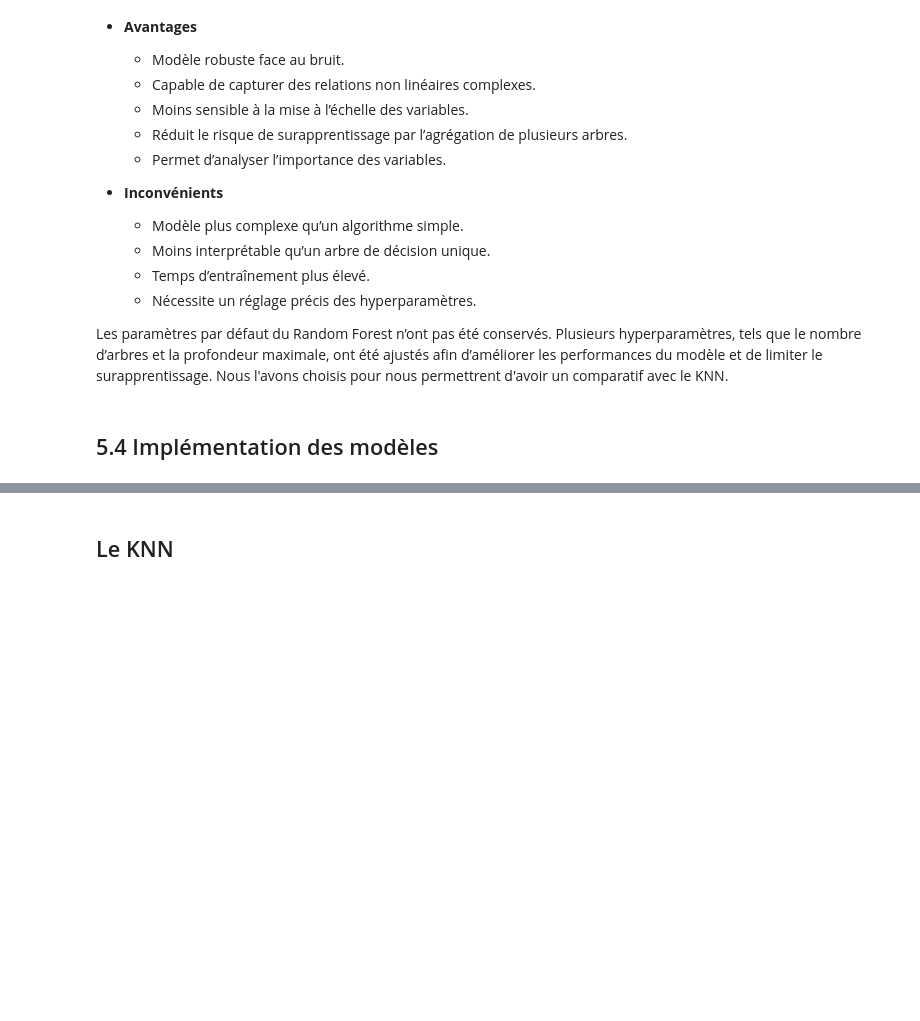
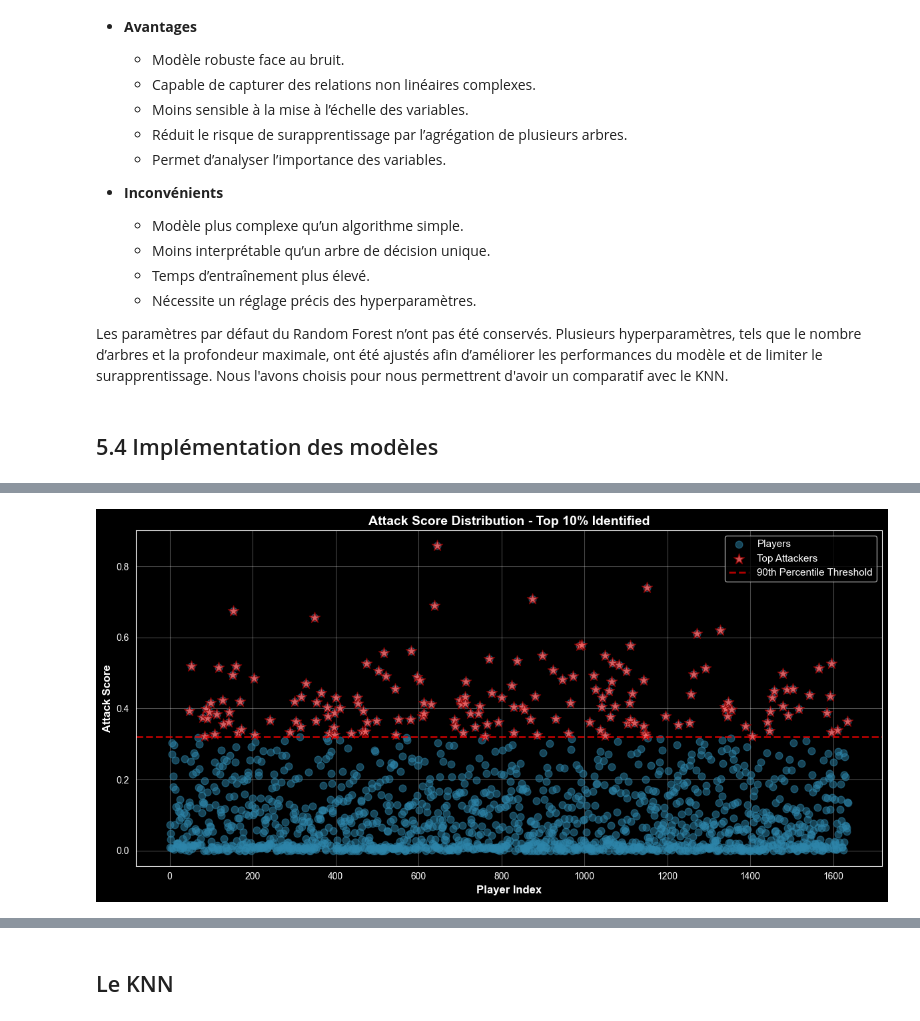
Before and after one commit to Nepsyno/data_analyse_topAttack, a Jupyter notebook: Rapport_Projet.ipynb, the cells around one changed output, grey strips where cells are left out. Drawn from its saved outputs; the diff is of its cells as text; code cells hidden in the pictures; blank space fills up the shorter version.

```diff
--- a/Rapport_Projet.ipynb
+++ b/Rapport_Projet.ipynb
@@ -540,19 +538,6 @@ Les paramètres par défaut du Random Forest n’ont pas été conservés. Plusi
 # %% [markdown]
 ## 5.4 Implémentation des modèles
 # %%
-import matplotlib.pyplot as plt
-import numpy as np
-import pandas as pd
-import seaborn as sns
-from sklearn.decomposition import PCA
-from sklearn.ensemble import RandomForestClassifier
-from sklearn.metrics import classification_report, confusion_matrix, accuracy_score, f1_score
-from sklearn.model_selection import train_test_split, cross_val_score
-from sklearn.model_selection import train_test_split, RandomizedSearchCV
-from sklearn.neighbors import KNeighborsClassifier
-from sklearn.preprocessing import MinMaxScaler
-
-
 # ============================================================================
 # FEATURE ENGINEERING & SCORING
 # ============================================================================
@@ -680,3 +665,8 @@ def plot_feature_importance(df, num, features):
     plt.show()
 
     return importance_df
+
+df, num, features = compute_attack_score(df, min_minutes=450, top_quantile=0.90)
+
+df_valid = df[df['AttackScore'].notna()].copy()
+top_players = df_valid[df_valid["TopAttacker"] == 1].sort_values("AttackScore", ascending=False)
@@ -682,0 +693,4 @@ def plot_feature_importance(df, num, features):
+# %%
+plot_attack_score_distribution(df_valid)
+# %% [output]
+[figure, added]
```
Also changed, not shown: parts of 19 cells of this notebook.
